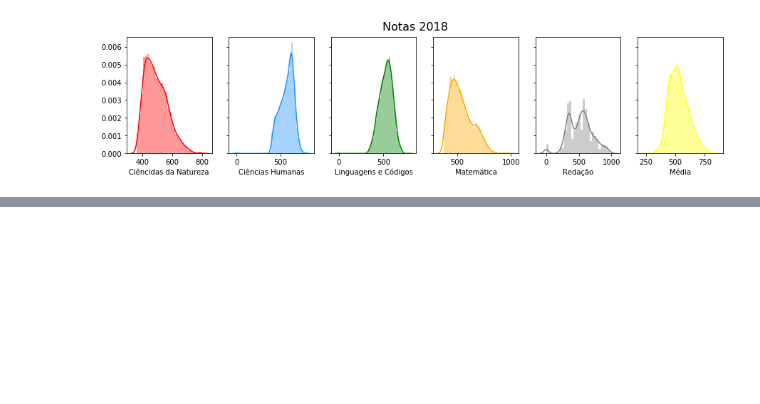
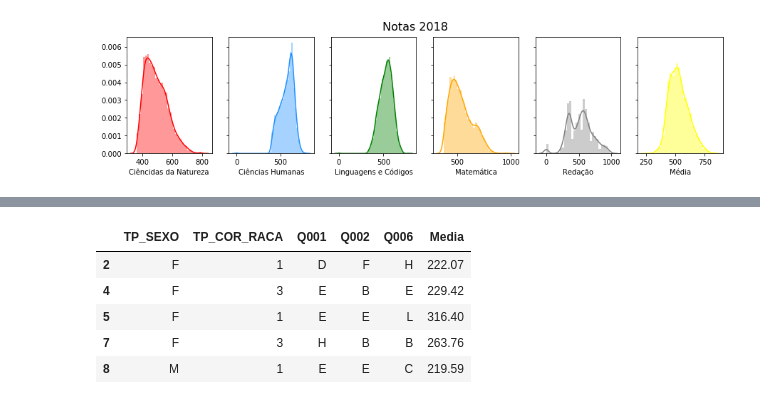
Before and after one commit to barbaragribeiro/enem-data-analysis, a Jupyter notebook: analise_notas_geral.ipynb, the cells around one changed output, grey strips where cells are left out. Saved outputs shown, nothing was run; the diff lists cells and outputs as text; code cells hidden in the pictures; blank space fills up the shorter version.

```diff
--- a/analise_notas_geral.ipynb
+++ b/analise_notas_geral.ipynb
@@ -54,0 +62,14 @@ plt.show()
+# %%
+dfCorr = pd.read_csv(path+file+'2018.csv', sep=',',  encoding='latin-1', usecols=[
+    'NU_NOTA_CN', 'NU_NOTA_CH', 'NU_NOTA_LC', 'NU_NOTA_MT','NU_NOTA_REDACAO'
+    ,'TP_SEXO', 'TP_COR_RACA', 'Q001', 'Q002', 'Q006']).dropna()
+dfCorr.loc[:,'Media'] = dfCorr.sum(axis=1)/len(dfCorr.columns)
+dfCorr = dfCorr.drop(['NU_NOTA_CN', 'NU_NOTA_CH', 'NU_NOTA_LC', 'NU_NOTA_MT','NU_NOTA_REDACAO'], 1)
+dfCorr.head()
+# %% [output]
+|  | TP_SEXO | TP_COR_RACA | Q001 | Q002 | Q006 | Media |
+| 2 | F | 1 | D | F | H | 222.07 |
+| 4 | F | 3 | E | B | E | 229.42 |
+| 5 | F | 1 | E | E | L | 316.40 |
+| 7 | F | 3 | H | B | B | 263.76 |
+| 8 | M | 1 | E | E | C | 219.59 |
```
Also changed, not shown: parts of 2 cells of this notebook.
